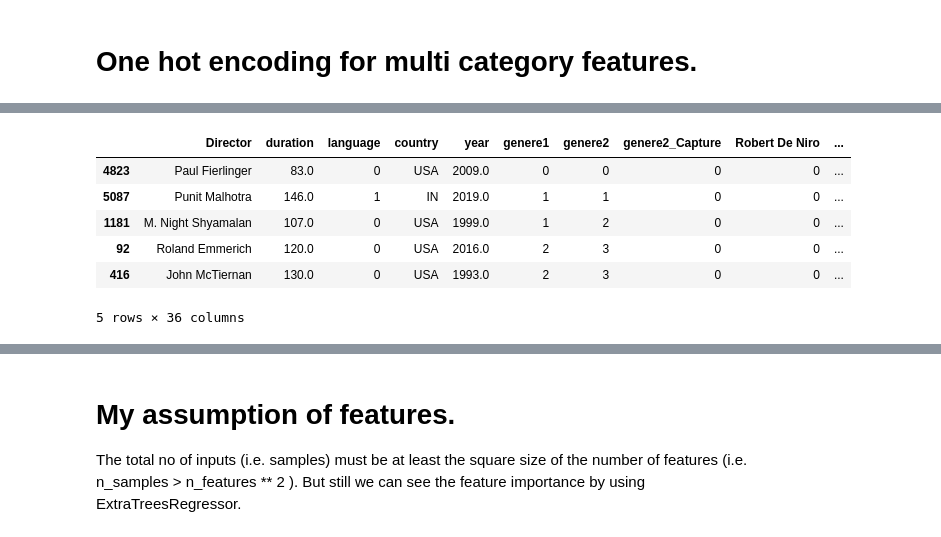
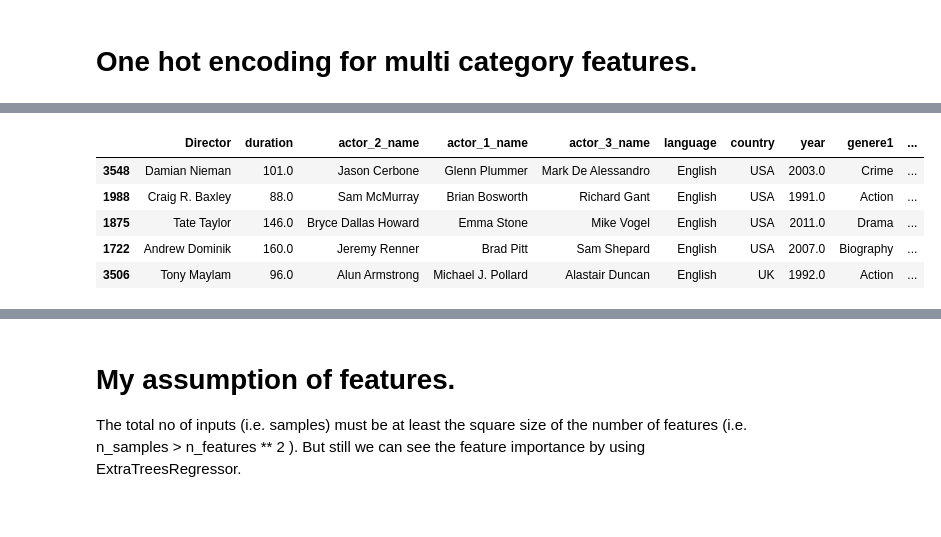
Before and after one commit to TusharNautiyal-web/movie_predictor_with_pyscript, a Jupyter notebook: movie_predict.ipynb, the cells around one changed output, grey strips where cells are left out. Saved outputs shown, nothing was run; the diff lists cells and outputs as text; code cells hidden in the pictures.

```diff
--- a/movie_predict.ipynb
+++ b/movie_predict.ipynb
@@ -779,15 +735,14 @@ dict3 #Languages mapping.
 # %%
 X_train['language'] = X_train.language.map(dict3)
 # %%
-X_train.head()
+X_test.head()
 # %% [output]
-|  | Director | duration | language | country | year | genere1 | genere2 | genere2_Capture | Robert De Niro | ... |
-| 4823 | Paul Fierlinger | 83.0 | 0 | USA | 2009.0 | 0 | 0 | 0 | 0 | ... |
-| 5087 | Punit Malhotra | 146.0 | 1 | IN | 2019.0 | 1 | 1 | 0 | 0 | ... |
-| 1181 | M. Night Shyamalan | 107.0 | 0 | USA | 1999.0 | 1 | 2 | 0 | 0 | ... |
-| 92 | Roland Emmerich | 120.0 | 0 | USA | 2016.0 | 2 | 3 | 0 | 0 | ... |
-| 416 | John McTiernan | 130.0 | 0 | USA | 1993.0 | 2 | 3 | 0 | 0 | ... |
+|  | Director | duration | actor_2_name | actor_1_name | actor_3_name | language | country | year | genere1 | ... |
+| 3548 | Damian Nieman | 101.0 | Jason Cerbone | Glenn Plummer | Mark De Alessandro | English | USA | 2003.0 | Crime | ... |
+| 1988 | Craig R. Baxley | 88.0 | Sam McMurray | Brian Bosworth | Richard Gant | English | USA | 1991.0 | Action | ... |
+| 1875 | Tate Taylor | 146.0 | Bryce Dallas Howard | Emma Stone | Mike Vogel | English | USA | 2011.0 | Drama | ... |
+| 1722 | Andrew Dominik | 160.0 | Jeremy Renner | Brad Pitt | Sam Shepard | English | USA | 2007.0 | Biography | ... |
+| 3506 | Tony Maylam | 96.0 | Alun Armstrong | Michael J. Pollard | Alastair Duncan | English | UK | 1992.0 | Action | ... |
-5 rows × 36 columns
 # %%
 # Again Ill be using One hot encoding KDD Cup Techniques.
 X_train.Director.value_counts()
```
Also changed, not shown: parts of 54 cells of this notebook.
